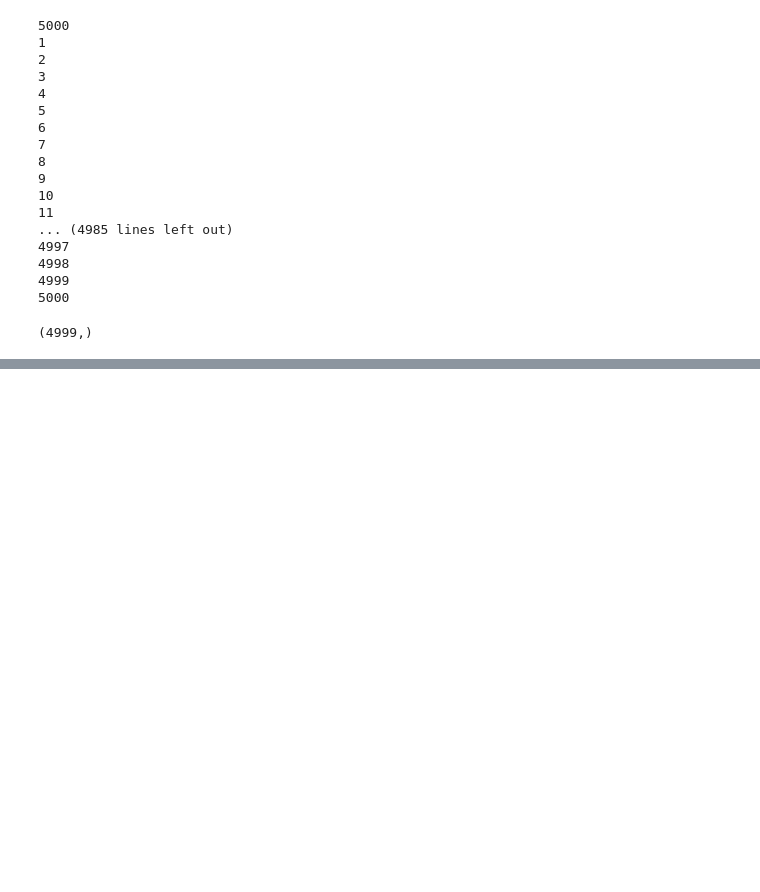
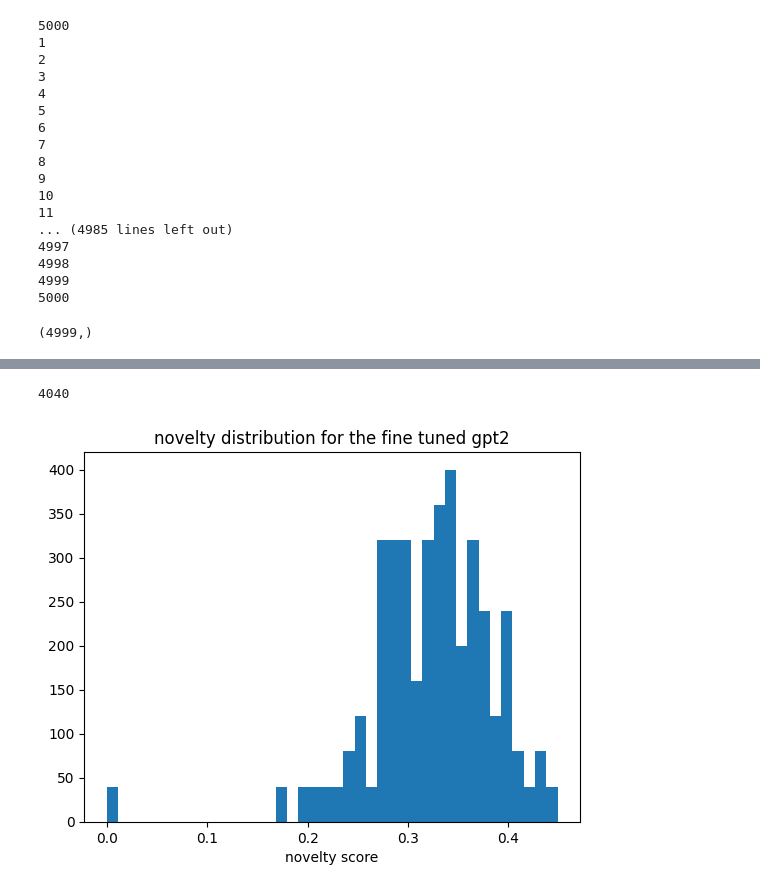
Before and after one commit to zczlsde/SentiBot, a Jupyter notebook: Baseline/run.ipynb, the cells around one changed output, grey strips where cells are left out. Saved outputs shown, nothing was run; the diff lists cells and outputs as text; code cells hidden in the pictures; blank space fills up the shorter version.

```diff
--- a/Baseline/run.ipynb
+++ b/Baseline/run.ipynb
@@ -112,0 +143,10 @@ plt.show()
+# %%
+print(len(loaded_novelty))
+plt.figure()
+plt.hist(loaded_novelty, bins=40)
+plt.title("novelty distribution for the fine tuned gpt2")
+plt.xlabel("novelty score")
+plt.show()
+# %% [output]
+4040
+[figure, added]
```
Also changed, not shown: parts of 9 cells of this notebook, 4 other files.
